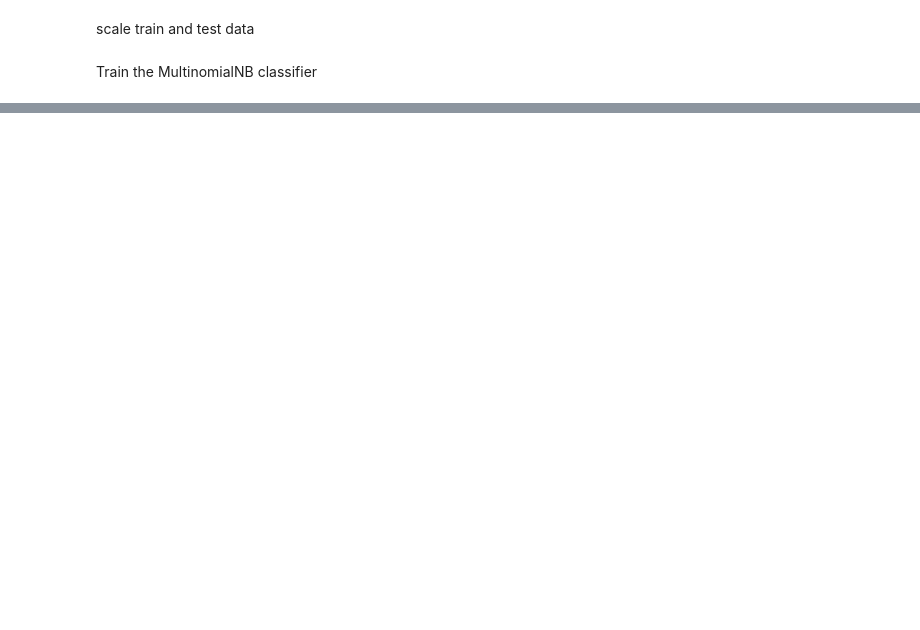
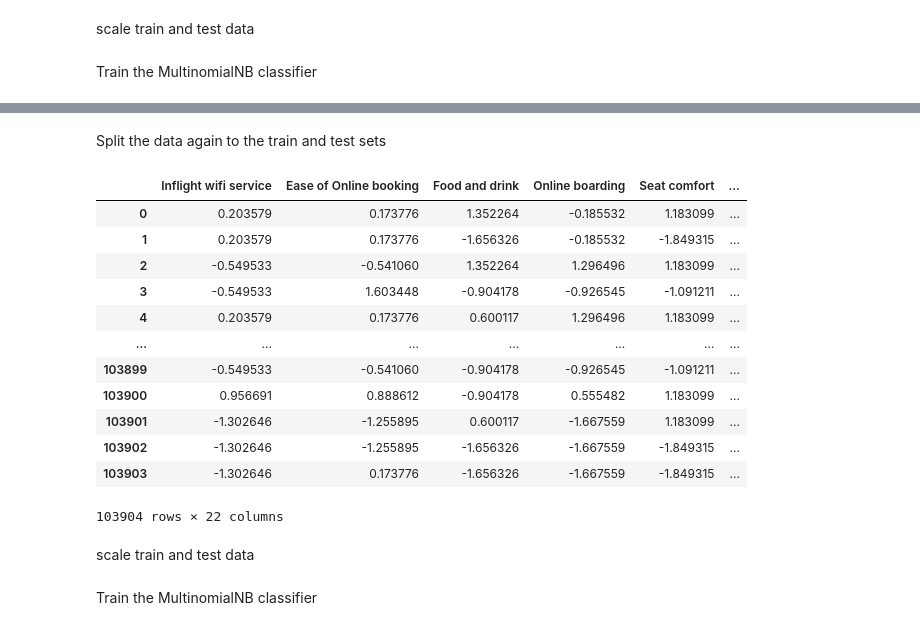
Before and after one commit to hebaashraf21/Airline_Passenger_Satisfaction_Prediction, a Jupyter notebook: code/model.ipynb, the cells around one changed output, grey strips where cells are left out. Saved outputs shown, nothing was run; the diff lists cells and outputs as text; code cells hidden in the pictures; blank space fills up the shorter version.

Commit message:
apply grouping on continous variables before using BinominalNB

```diff
--- a/code/model.ipynb
+++ b/code/model.ipynb
@@ -179,0 +202,21 @@ Recall:  0.717345537757437
+# %%
+continuous_variables = ['Age', 'Flight Distance','Departure Delay in Minutes']
+# %%
+# apply grouping on the original data before normalization to get the original values of the age and delay
+# Calculate the quintiles for each continuous variable
+for col in continuous_variables:
+    combined_data[f'{col}_quintile'] = pd.qcut(combined_data[col], q=5, labels=False, duplicates='drop')
+
+# Define the range titles for each quintile group
+range_titles = []
+
+for col in continuous_variables:
+    quintile_ranges = []
+    quintile_series = combined_data.groupby(f'{col}_quintile')[col].apply(lambda x: f'{x.min()} - {x.max()}')
+    for quintile in range(5):
+        if quintile in quintile_series.index:
+            quintile_range = quintile_series.loc[quintile]
+        else:
+            quintile_range = ''  # Handle the case where the quintile does not exist
+        quintile_ranges.append(quintile_range)
+    range_titles.append(quintile_ranges)
@@ -179,0 +237,3 @@ Recall:  0.717345537757437
+# %%
+# drop the columns of contiiuous variables as we have now their quantiles
+combined_data.drop(columns=continuous_variables, inplace=True)
@@ -179,0 +252,29 @@ Recall:  0.717345537757437
+# %% [markdown]
+Split the data again to the train and test sets
+# %%
+new_preprocessed_train_data = combined_data.iloc[:len(preprocessed_train_data)]
+new_preprocessed_test_data = combined_data.iloc[len(preprocessed_train_data):]
+
+x_train = new_preprocessed_train_data.drop(["satisfaction"], axis = 1)
+y_train = new_preprocessed_train_data["satisfaction"]
+
+x_test = new_preprocessed_test_data.drop(["satisfaction"], axis = 1)
+y_test = new_preprocessed_test_data["satisfaction"]
+# %%
+x_train
+# %% [output]
+|  | Inflight wifi service | Ease of Online booking | Food and drink | Online boarding | Seat comfort | ... |
+| 0 | 0.203579 | 0.173776 | 1.352264 | -0.185532 | 1.183099 | ... |
+| 1 | 0.203579 | 0.173776 | -1.656326 | -0.185532 | -1.849315 | ... |
+| 2 | -0.549533 | -0.541060 | 1.352264 | 1.296496 | 1.183099 | ... |
+| 3 | -0.549533 | 1.603448 | -0.904178 | -0.926545 | -1.091211 | ... |
+| 4 | 0.203579 | 0.173776 | 0.600117 | 1.296496 | 1.183099 | ... |
+| ... | ... | ... | ... | ... | ... | ... |
+| 103899 | -0.549533 | -0.541060 | -0.904178 | -0.926545 | -1.091211 | ... |
+| 103900 | 0.956691 | 0.888612 | -0.904178 | 0.555482 | 1.183099 | ... |
+| 103901 | -1.302646 | -1.255895 | 0.600117 | -1.667559 | 1.183099 | ... |
+| 103902 | -1.302646 | -1.255895 | -1.656326 | -1.667559 | -1.849315 | ... |
+| 103903 | -1.302646 | 0.173776 | -1.656326 | -1.667559 | -1.849315 | ... |
+103904 rows × 22 columns
+# %% [markdown]
+scale train and test data
@@ -179,0 +290,2 @@ Recall:  0.717345537757437
+# %% [markdown]
+Train the MultinomialNB classifier
```
Also changed, not shown: parts of 16 cells of this notebook.
